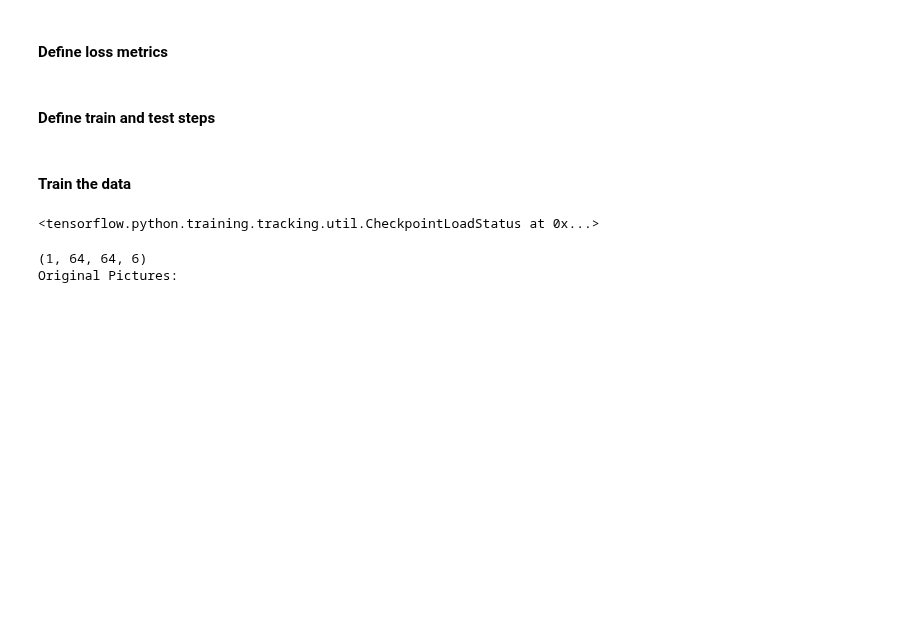
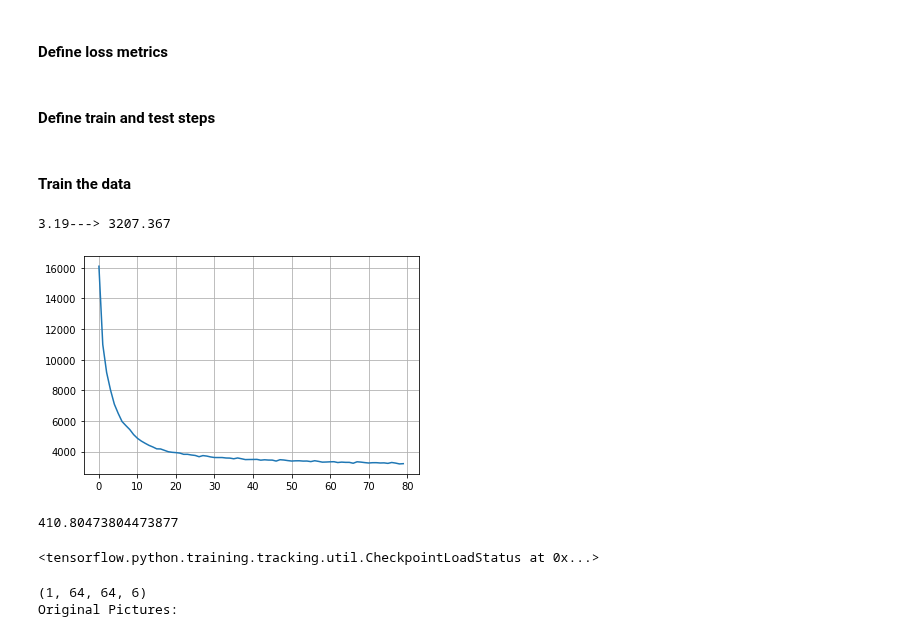
Before and after one commit to lorenzosintini/4YP, a Jupyter notebook: Models_v3/VAE_Novel_NASA.ipynb, the cells around one changed output. Drawn from its saved outputs; the diff is of its cells as text; code cells hidden in the pictures; blank space fills up the shorter version.

```diff
--- a/Models_v3/VAE_Novel_NASA.ipynb
+++ b/Models_v3/VAE_Novel_NASA.ipynb
@@ -205,18 +219,22 @@ model = CVAE(z_size)
 # %%
 start_time = time.time()
 losses = []
-for j in range(5):
+for j in range(4):
   for i in range(20):
     if i != 19: num = 5000
     if i == 19: num = 3700
     train_dataset = setup_dataset(typical_images[i*5000:i*5000+num].astype('float32'))
     loss = train_only_dataset(model, train_dataset, 1)
     losses = np.append(losses, loss.numpy())
 
     clear_output()
     print(str(j) + '.' + str(i) + '---> ' + str(loss.numpy()))
     plt.plot(range(len(losses)), losses)
     plt.grid(which='both', axis='both')
     plt.show()
 print(time.time()-start_time)
+# %% [output]
+3.19---> 3207.367
+[figure, added]
+410.80473804473877
 # %%
```
Also changed, not shown: parts of 5 cells of this notebook.
